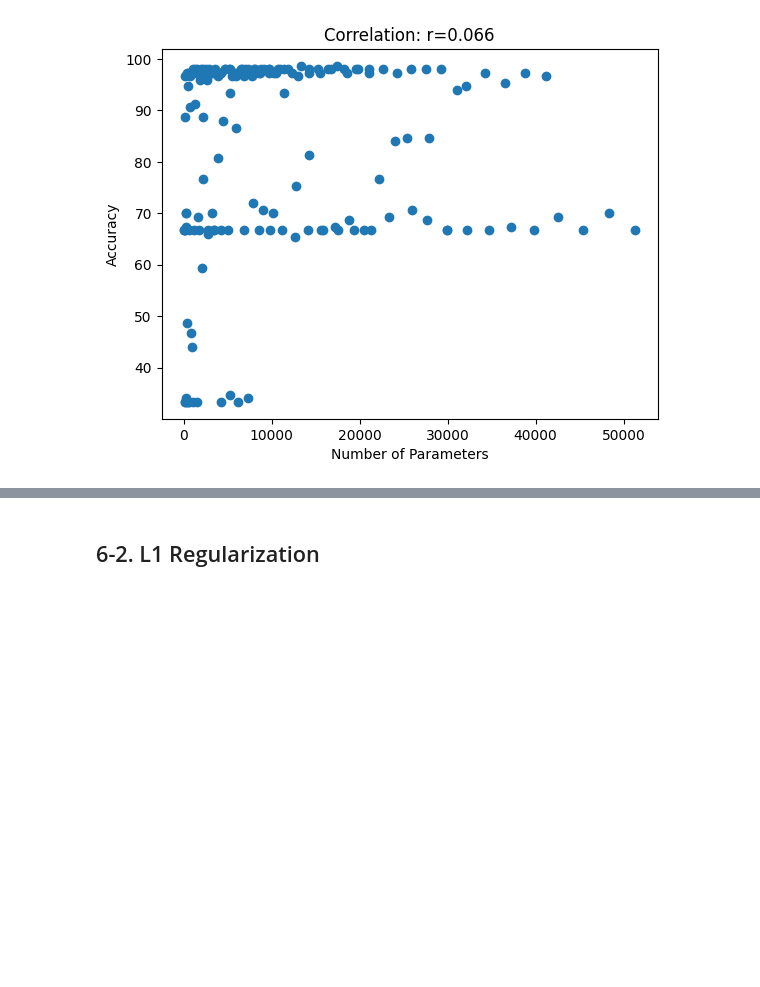
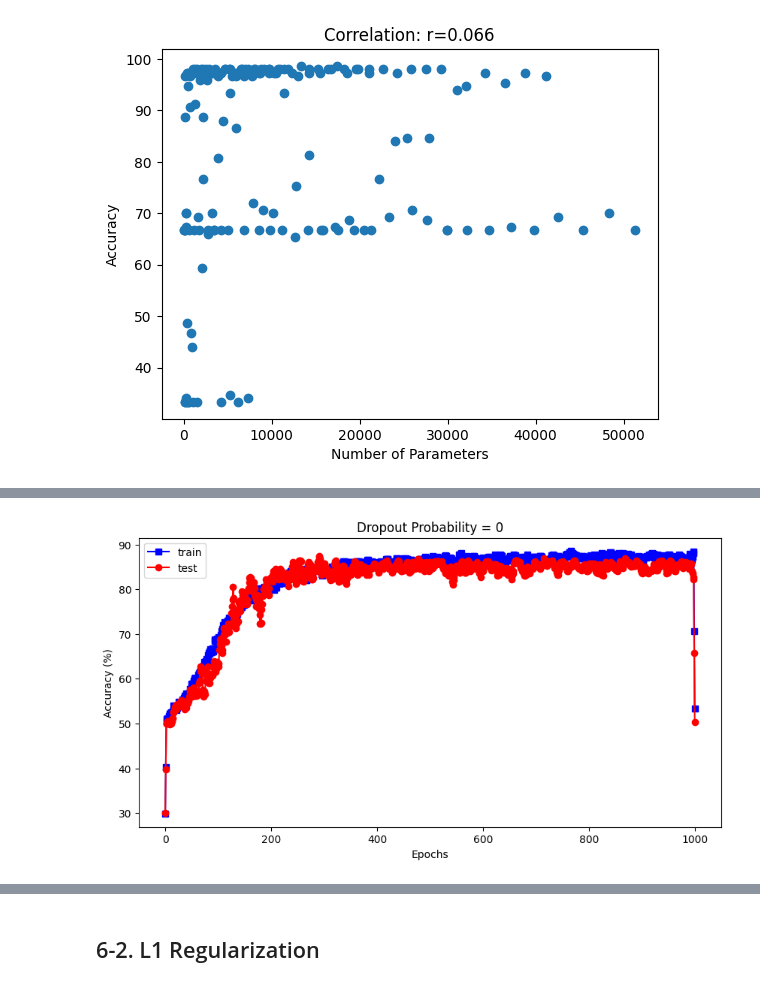
Before and after one commit to yungshun317/torch-nlp, a Jupyter notebook: deep_neural_networks.ipynb, the cells around one changed output, grey strips where cells are left out. Saved outputs shown, nothing was run; the diff lists cells and outputs as text; code cells hidden in the pictures; blank space fills up the shorter version.

```diff
--- a/deep_neural_networks.ipynb
+++ b/deep_neural_networks.ipynb
@@ -2386,15 +2413,17 @@ plt.show()
 # %%
-# use scikitlearn to split the data
-train_data,test_data, train_labels,test_labels = train_test_split(data, labels, test_size=.2)
+from sklearn.model_selection import train_test_split
+from torch.utils.data import TensorDataset, DataLoader
 
+# Use `sklearn` to split the data
+train_data, test_data, train_labels, test_labels = train_test_split(data, labels, test_size=.2)
 
-# then convert them into PyTorch Datasets (note: already converted to tensors)
-train_data = TensorDataset(train_data,train_labels)
-test_data  = TensorDataset(test_data,test_labels)
+# Convert them into `torch.utils.data.TensorDataset` (already converted to tensors)
+train_dataset = TensorDataset(train_data, train_labels)
+test_dataset = TensorDataset(test_data, test_labels)
 
-
-# finally, translate into dataloader objects
-batchsize    = 16 #int(train_data.tensors[0].shape[0]/4) -- Hard-coding is better to avoid huge batches!
-train_loader = DataLoader(train_data,batch_size=batchsize,shuffle=True)
-test_loader  = DataLoader(test_data,batch_size=test_data.tensors[0].shape[0]) # how big should these batches be??
+# Translate into `torch.utils.data.dataloader` objects
+# batch_size = int(train_data.tensors[0].shape[0] / 4)
+batch_size = 16
+train_dataloader = DataLoader(train_dataset, batch_size=batch_size, shuffle=True)
+test_dataloader = DataLoader(test_dataset, batch_size=test_dataset.tensors[0].shape[0])
 # %%
@@ -2501,24 +2542,26 @@ def trainTheModel(ANNQC,lossfun,optimizer):
 # %%
 # create a model
-dropoutrate = .0
-ANNQC,lossfun,optimizer = createANewModel(dropoutrate)
+dropout_prob = .0
+model, criterion, optimizer = create_model(dropout_prob)
 
-# train the model (note the inputs!)
-trainAcc,testAcc = trainTheModel(ANNQC,lossfun,optimizer)
+# Train the model
+train_accuracies, test_accuracies = train(model, criterion, optimizer)
 # %%
-# create a 1D smoothing filter
+# Create a one-dimensional smoothing filter
 def smooth(x,k=5):
-  return np.convolve(x,np.ones(k)/k,mode='same')
+    return np.convolve(x, np.ones(k) / k, mode='same')
 
 # plot the results
-fig = plt.figure(figsize=(10,5))
+fig = plt.figure(figsize=(10, 5))
 
-plt.plot(smooth(trainAcc),'bs-')
-plt.plot(smooth(testAcc),'ro-')
+plt.plot(smooth(train_accuracies), 'bs-')
+plt.plot(smooth(test_accuracies), 'ro-')
 plt.xlabel('Epochs')
 plt.ylabel('Accuracy (%)')
-plt.legend(['Train','Test'])
-plt.title('Dropout rate = %g'%dropoutrate)
+plt.legend(['train', 'test'])
+plt.title('Dropout Probability = %g' % dropout_prob)
 
 plt.show()
+# %% [output]
+[figure, added]
 # %%
```
Also changed, not shown: parts of 76 cells of this notebook, 2 other files.
